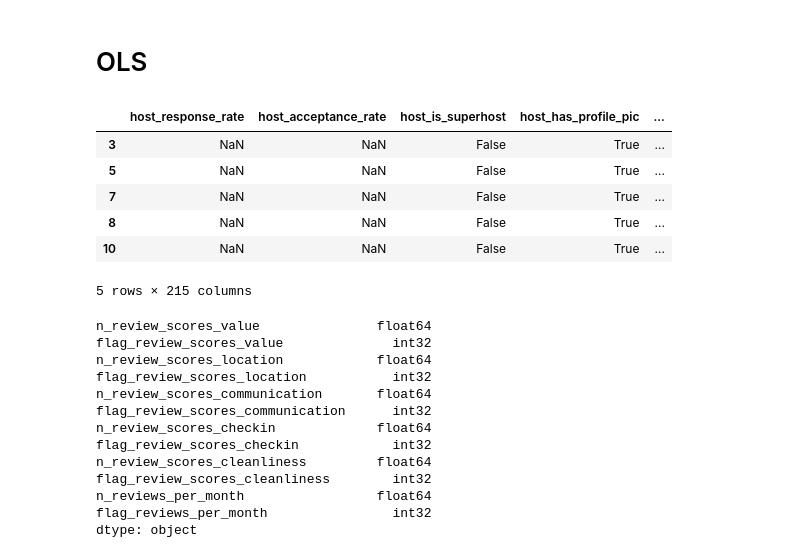
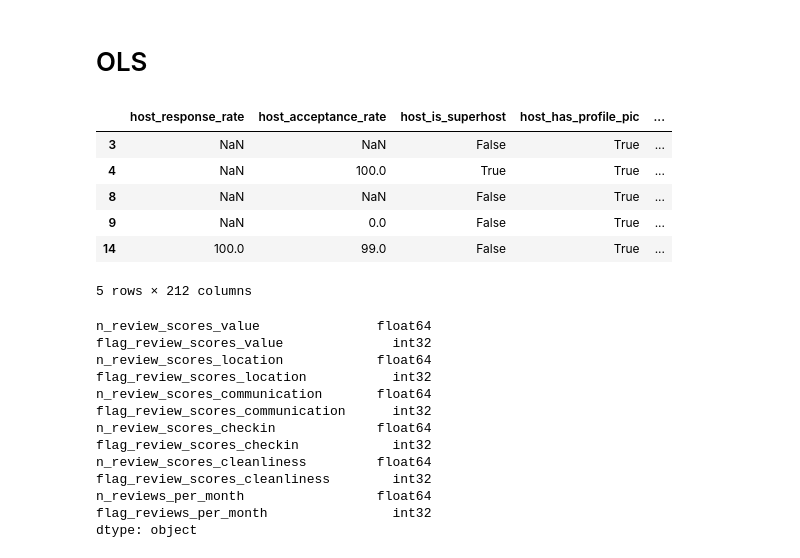
Before and after one commit to Jacopo21/AirbPrice_ML, a Jupyter notebook: model_oct.ipynb, the cells around one changed output. Cells and saved outputs as stored; diff of their text form; code cells hidden in the pictures.

```diff
--- a/model_oct.ipynb
+++ b/model_oct.ipynb
@@ -156,7 +162,7 @@ replace_str_dict = {
     "\\+" : "_",
 }
 
-data_apr["amenities"] = data_apr["amenities"].replace(replace_str_dict, regex=True).str.strip("[]").str.split(",")
+data_oct["amenities"] = data_oct["amenities"].replace(replace_str_dict, regex=True).str.strip("[]").str.split(",")
 # %%
 # Function to merge amenities containing any keyword from a dictionary (case-insensitive)
 def merge_items_with_keywords(amenities_list, merge_dict):
@@ -207,11 +213,11 @@ merge_dict = {
 # %%
 # Merge some amenities together
 
-data_apr['amenities'] = merge_items_with_keywords(data_apr['amenities'], merge_dict)
+data_oct['amenities'] = merge_items_with_keywords(data_oct['amenities'], merge_dict)
 # %%
 # Generate dummies by amenities
 
-dummies = data_apr['amenities'].str.join('|').str.get_dummies()
+dummies = data_oct['amenities'].str.join('|').str.get_dummies()
 dummies.columns = "d_" + dummies.columns.str.replace('/', '_').str.replace(' ', '_').str.replace('-', '_').str.replace('\\\\', '')
 # %%
 dummies.head()
@@ -239,5 +245,5 @@ final_dummies.head()
 5 rows × 150 columns
 # %%
-#Add dummies amneties to data_apr
-data_apr = pd.concat([data_apr, final_dummies], axis=1)
+#Add dummies amneties to data_oct
+data_oct = pd.concat([data_oct, final_dummies], axis=1)
 # %%
@@ -506,13 +512,13 @@ pd.DataFrame(
 # %% [markdown]
 # OLS
 # %%
-data_apr.head()
+data_oct.head()
 # %% [output]
 |  | host_response_rate | host_acceptance_rate | host_is_superhost | host_has_profile_pic | ... |
 | 3 | NaN | NaN | False | True | ... |
-| 5 | NaN | NaN | False | True | ... |
-| 7 | NaN | NaN | False | True | ... |
+| 4 | NaN | 100.0 | True | True | ... |
 | 8 | NaN | NaN | False | True | ... |
-| 10 | NaN | NaN | False | True | ... |
+| 9 | NaN | 0.0 | False | True | ... |
+| 14 | 100.0 | 99.0 | False | True | ... |
-5 rows × 215 columns
+5 rows × 212 columns
 # %%
```
Also changed, not shown: parts of 43 cells of this notebook, 1 other file.
